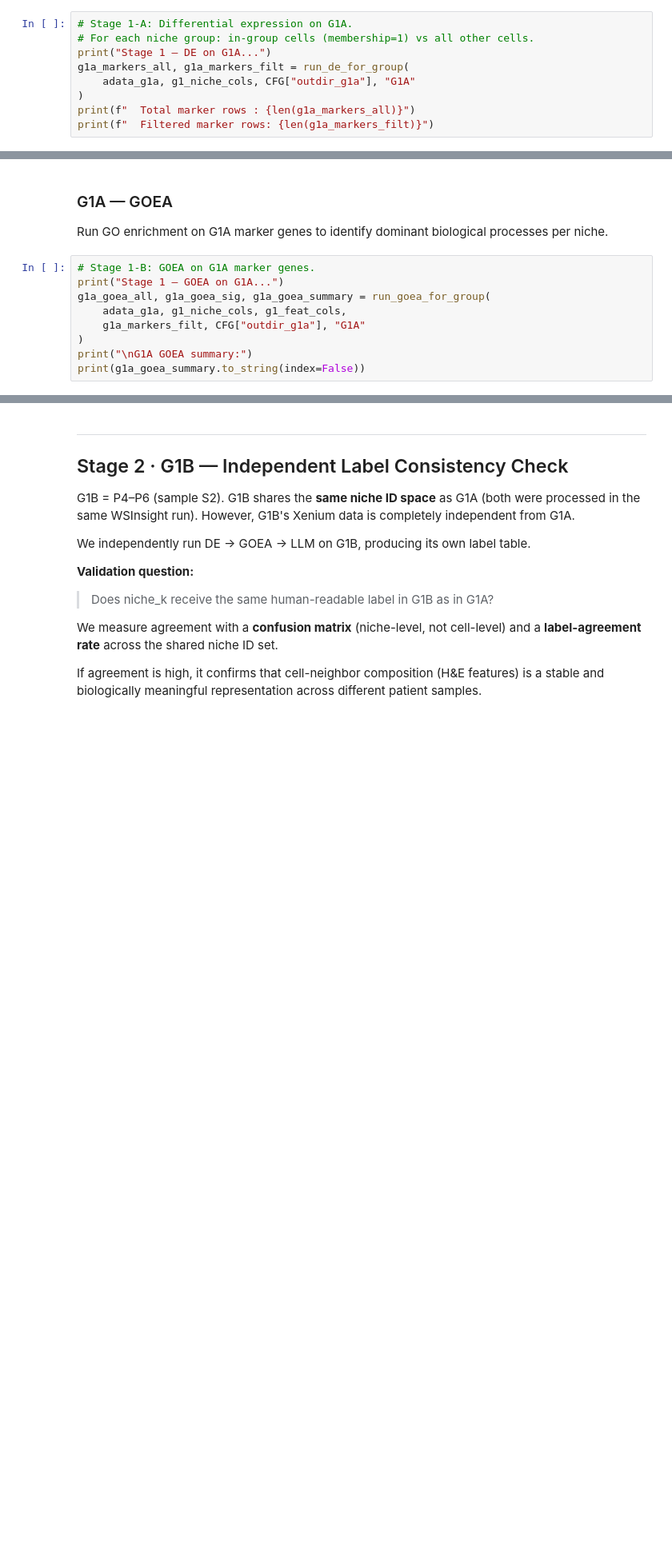
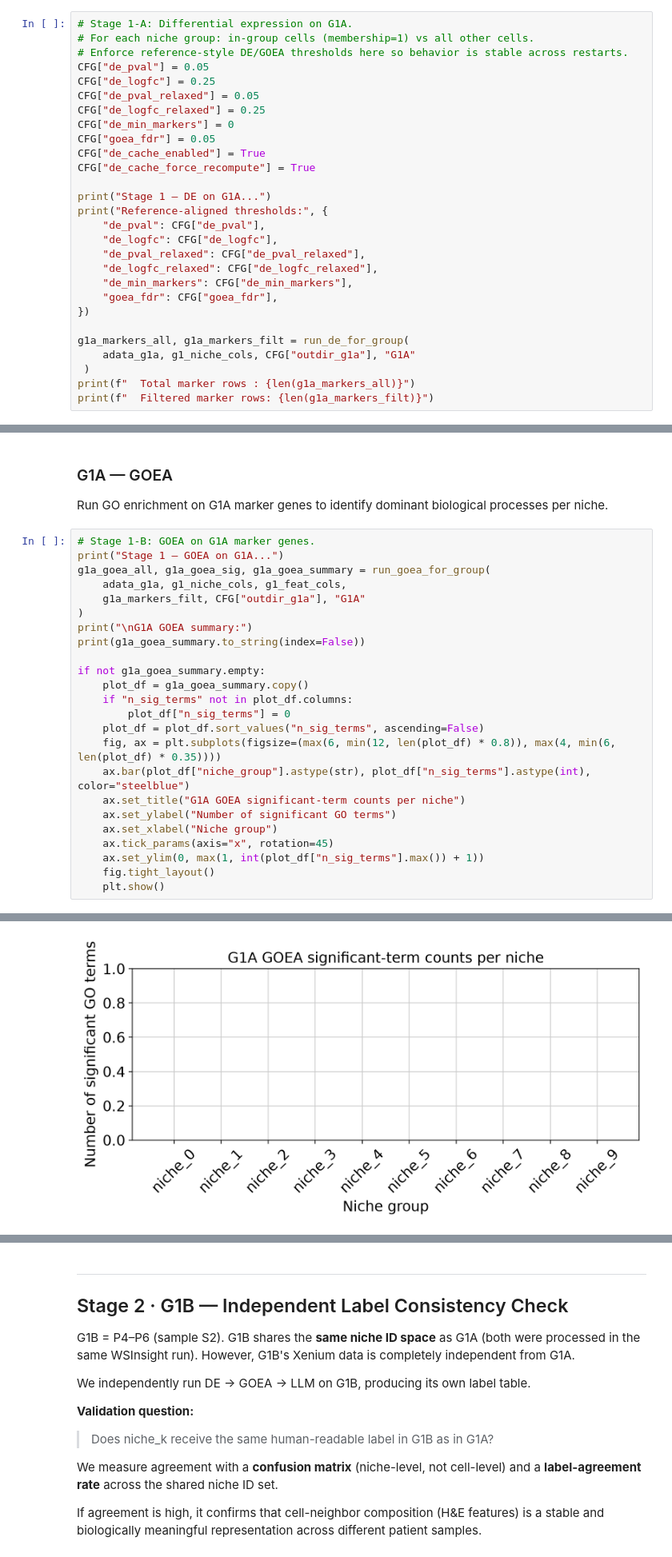
Before and after one commit to huangch/wsinsight, a Jupyter notebook: reference-crosscohort-label-transfer.ipynb, the cells around one changed output, grey strips where cells are left out. Shown at 80% size. Saved outputs shown, nothing was run; the diff lists cells and outputs as text; blank space fills up the shorter version.

```diff
--- a/reference-crosscohort-label-transfer.ipynb
+++ b/reference-crosscohort-label-transfer.ipynb
@@ -745,9 +1104,28 @@ $$
 # %%
 # Stage 1-A: Differential expression on G1A.
 # For each niche group: in-group cells (membership=1) vs all other cells.
+# Enforce reference-style DE/GOEA thresholds here so behavior is stable across restarts.
+CFG["de_pval"] = 0.05
+CFG["de_logfc"] = 0.25
+CFG["de_pval_relaxed"] = 0.05
+CFG["de_logfc_relaxed"] = 0.25
+CFG["de_min_markers"] = 0
+CFG["goea_fdr"] = 0.05
+CFG["de_cache_enabled"] = True
+CFG["de_cache_force_recompute"] = True
+
 print("Stage 1 — DE on G1A...")
+print("Reference-aligned thresholds:", {
+    "de_pval": CFG["de_pval"],
+    "de_logfc": CFG["de_logfc"],
+    "de_pval_relaxed": CFG["de_pval_relaxed"],
+    "de_logfc_relaxed": CFG["de_logfc_relaxed"],
+    "de_min_markers": CFG["de_min_markers"],
+    "goea_fdr": CFG["goea_fdr"],
+})
+
 g1a_markers_all, g1a_markers_filt = run_de_for_group(
     adata_g1a, g1_niche_cols, CFG["outdir_g1a"], "G1A"
-)
+ )
 print(f"  Total marker rows : {len(g1a_markers_all)}")
 print(f"  Filtered marker rows: {len(g1a_markers_filt)}")
@@ -764,3 +1149,19 @@ g1a_goea_all, g1a_goea_sig, g1a_goea_summary = run_goea_for_group(
 )
 print("\nG1A GOEA summary:")
 print(g1a_goea_summary.to_string(index=False))
+
+if not g1a_goea_summary.empty:
+    plot_df = g1a_goea_summary.copy()
+    if "n_sig_terms" not in plot_df.columns:
+        plot_df["n_sig_terms"] = 0
+    plot_df = plot_df.sort_values("n_sig_terms", ascending=False)
+    fig, ax = plt.subplots(figsize=(max(6, min(12, len(plot_df) * 0.8)), max(4, min(6, len(plot_df) * 0.35))))
+    ax.bar(plot_df["niche_group"].astype(str), plot_df["n_sig_terms"].astype(int), color="steelblue")
+    ax.set_title("G1A GOEA significant-term counts per niche")
+    ax.set_ylabel("Number of significant GO terms")
+    ax.set_xlabel("Niche group")
+    ax.tick_params(axis="x", rotation=45)
+    ax.set_ylim(0, max(1, int(plot_df["n_sig_terms"].max()) + 1))
+    fig.tight_layout()
+    plt.show()
+# %% [output]
@@ -767,3 +1185,4 @@ print(g1a_goea_summary.to_string(index=False))
+[figure, added]
 # %% [markdown]
 ### G1A — LLM Niche Labeling
 
```
Also changed, not shown: parts of 29 cells of this notebook, 2 other files.
